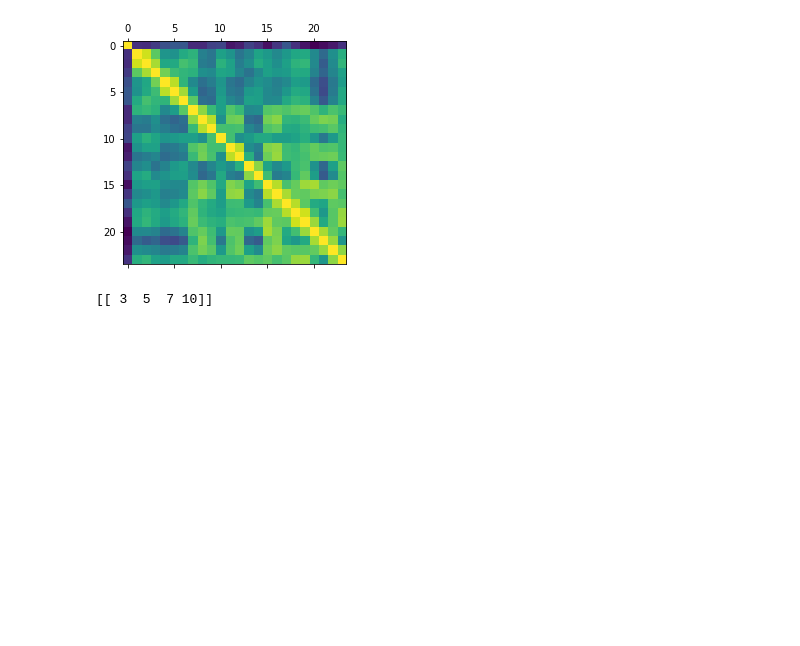
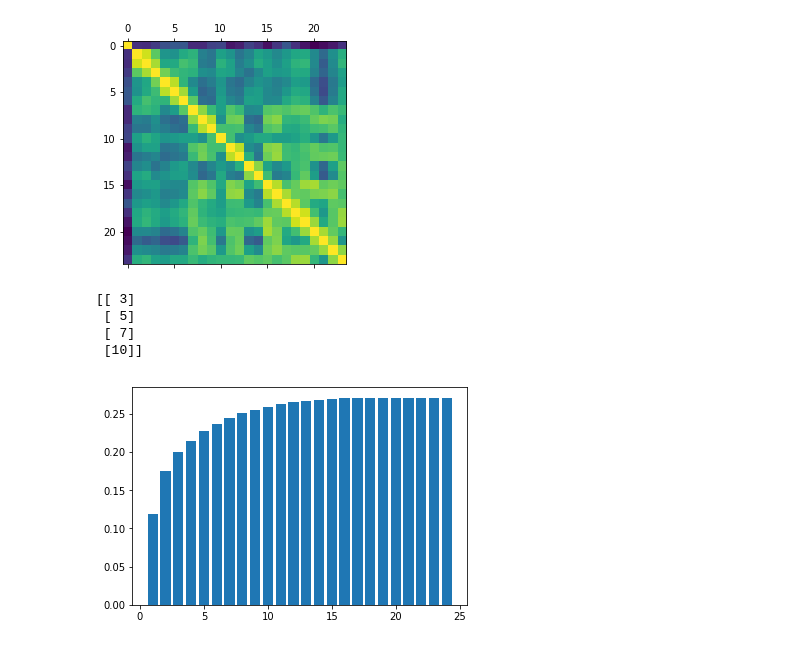
Before and after one commit to s17k/Inf2bcwk1, a Jupyter notebook: task1.ipynb, the cells around one changed output. Cells and saved outputs as stored; diff of their text form; code cells hidden in the pictures; blank space fills up the shorter version.

```diff
--- a/task1.ipynb
+++ b/task1.ipynb
@@ -1,9 +1,11 @@
 # %%
 import numpy
-import scipy as spicy
+import scipy.io
 import math
 import matplotlib.pyplot as plt
-mat = spicy.io.loadmat('dset.mat', squeeze_me=True)
+from collections import Counter
+mat = scipy.io.loadmat('dset.mat')
+C = 10
 # %%
 def task1_1(X, Y):
     N = len(X)
@@ -26,7 +28,7 @@ def task1_1(X, Y):
 # %%
 # task 1_2
 task1_1(mat['X'], mat['Y_species'])
-test_mat = spicy.io.loadmat('t1_R.mat')
+test_mat = scipy.io.loadmat('t1_R.mat')
 R = test_mat['R']
 #print(R)
 plt.matshow(R)
@@ -71,5 +77,20 @@ spicy.io.savemat('t1_MinDims.mat', dict(MinDims=MinDims))
 # %%
-testmat = spicy.io.loadmat('t1_MinDims.mat')['MinDims']
+S = scipy.io.loadmat('t1_S.mat')['S']
+task1_3(S)
+testmat = scipy.io.loadmat('t1_MinDims.mat')['MinDims']
 print(testmat)
 # %% [output]
-[[ 3  5  7 10]]
+[[ 3]
+ [ 5]
+ [ 7]
+ [10]]
+# %%
+# 1.3b)
+Cumvar_mat = scipy.io.loadmat('t1_Cumvar.mat')['Cumvar']
+Cumvar = [x[0] for x in Cumvar_mat.tolist()]
+plt.bar(range(1, len(Cumvar)+1), Cumvar)
+#plt.bar()), Cumvar.tolist())
+plt.savefig('task1_3b_cumvar_graph.png')
+plt.show()
+# %% [output]
+[figure, added]
```
Also changed, not shown: parts of 5 cells of this notebook.
